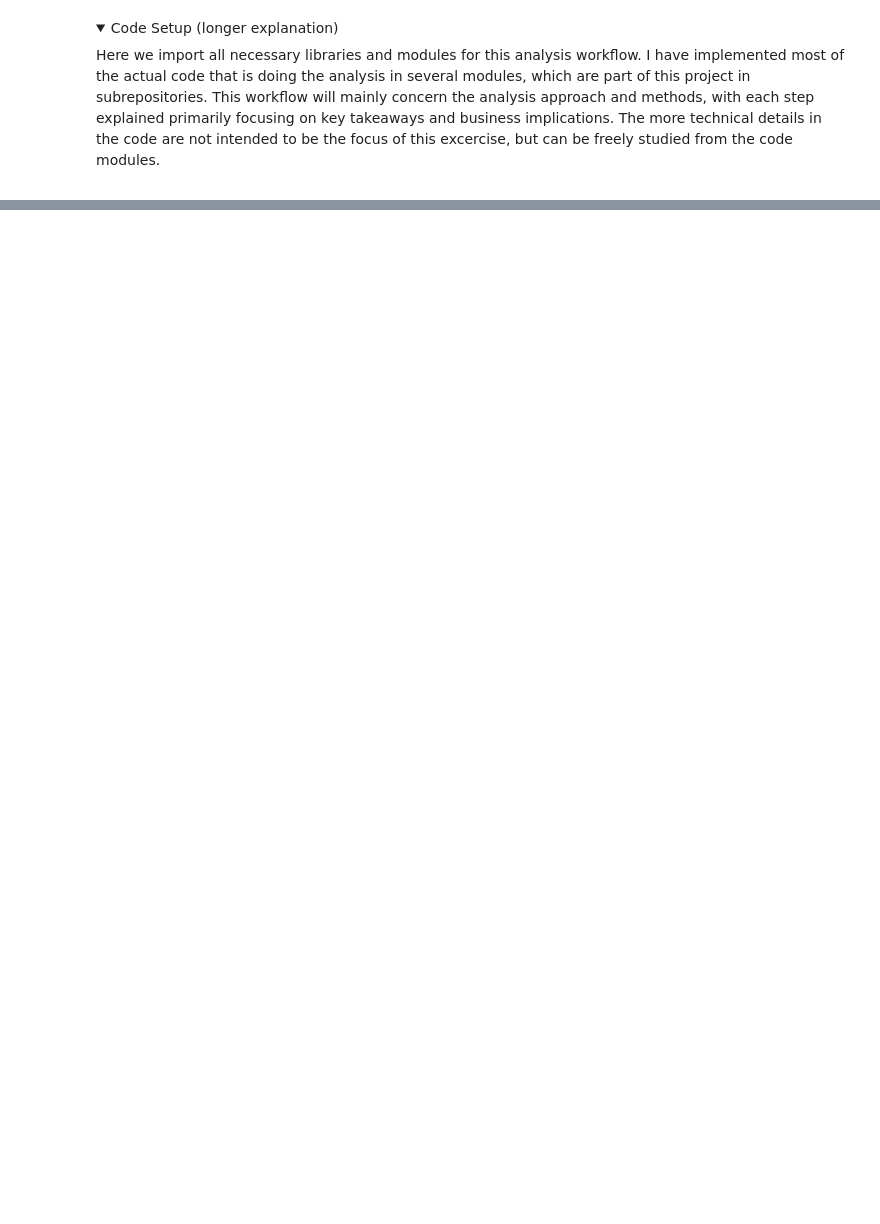
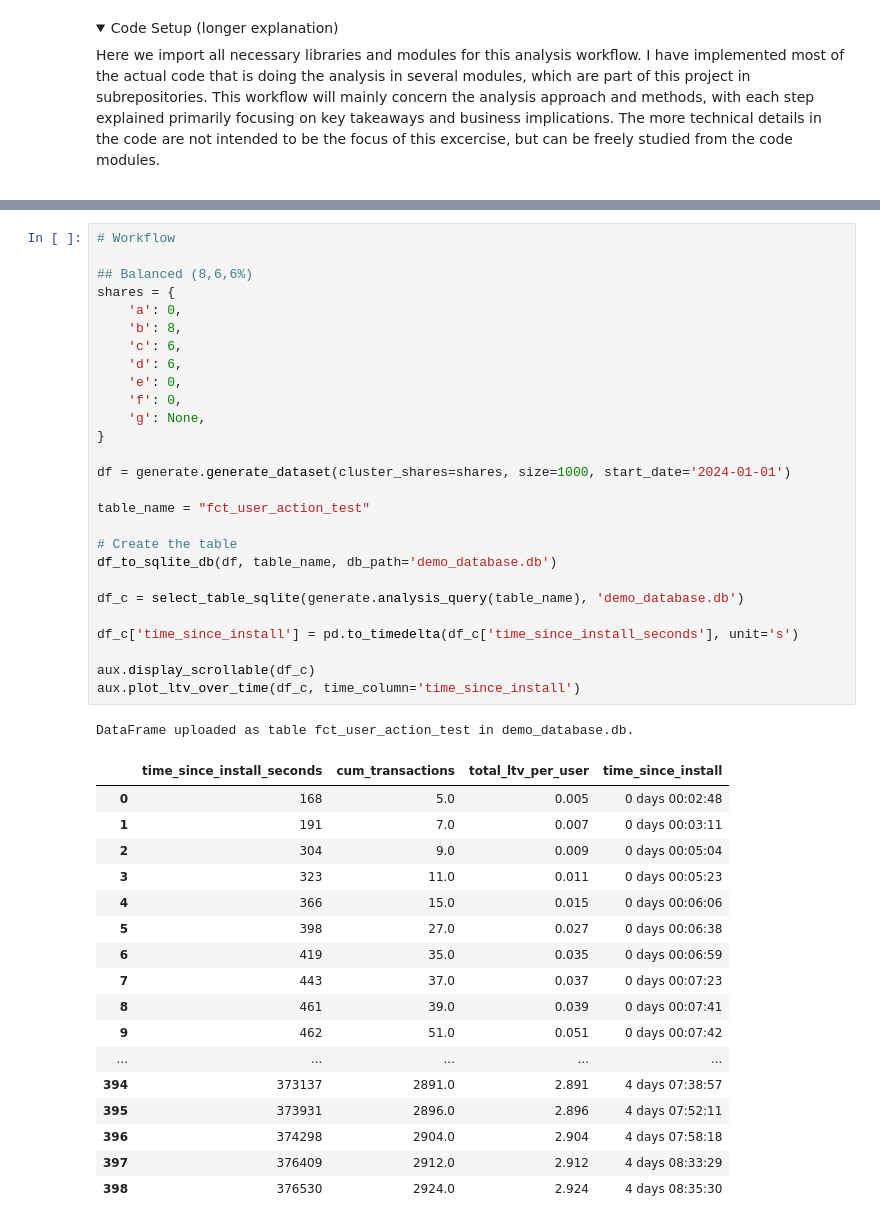
Before and after one commit to pyryjh/Portfolio, a Jupyter notebook: customer_acquisition_analytics/user_acquisition_analysis_workflow.ipynb, the cells around one changed output, grey strips where cells are left out. Cells and saved outputs as stored; diff of their text form; folded sections open; blank space fills up the shorter version.

Commit message:
generate dataset working properly

```diff
--- a/customer_acquisition_analytics/user_acquisition_analysis_workflow.ipynb
+++ b/customer_acquisition_analytics/user_acquisition_analysis_workflow.ipynb
@@ -55,0 +97,46 @@ Here we import all necessary libraries and modules for this analysis workflow. I
+# %%
+# Workflow
+
+## Balanced (8,6,6%)
+shares = {
+    'a': 0,
+    'b': 8,
+    'c': 6,
+    'd': 6,
+    'e': 0,
+    'f': 0,
+    'g': None,
+}
+
+df = generate.generate_dataset(cluster_shares=shares, size=1000, start_date='2024-01-01')
+
+table_name = "fct_user_action_test"
+
+# Create the table
+df_to_sqlite_db(df, table_name, db_path='demo_database.db')
+
+df_c = select_table_sqlite(generate.analysis_query(table_name), 'demo_database.db')
+
+df_c['time_since_install'] = pd.to_timedelta(df_c['time_since_install_seconds'], unit='s')
+
+aux.display_scrollable(df_c)
+aux.plot_ltv_over_time(df_c, time_column='time_since_install')
+# %% [output]
+DataFrame uploaded as table fct_user_action_test in demo_database.db.
+|  | time_since_install_seconds | cum_transactions | total_ltv_per_user | time_since_install |
+| 0 | 168 | 5.0 | 0.005 | 0 days 00:02:48 |
+| 1 | 191 | 7.0 | 0.007 | 0 days 00:03:11 |
+| 2 | 304 | 9.0 | 0.009 | 0 days 00:05:04 |
+| 3 | 323 | 11.0 | 0.011 | 0 days 00:05:23 |
+| 4 | 366 | 15.0 | 0.015 | 0 days 00:06:06 |
+| 5 | 398 | 27.0 | 0.027 | 0 days 00:06:38 |
+| 6 | 419 | 35.0 | 0.035 | 0 days 00:06:59 |
+| 7 | 443 | 37.0 | 0.037 | 0 days 00:07:23 |
+| 8 | 461 | 39.0 | 0.039 | 0 days 00:07:41 |
+| 9 | 462 | 51.0 | 0.051 | 0 days 00:07:42 |
+| ... | ... | ... | ... | ... |
+| 394 | 373137 | 2891.0 | 2.891 | 4 days 07:38:57 |
+| 395 | 373931 | 2896.0 | 2.896 | 4 days 07:52:11 |
+| 396 | 374298 | 2904.0 | 2.904 | 4 days 07:58:18 |
+| 397 | 376409 | 2912.0 | 2.912 | 4 days 08:33:29 |
+| 398 | 376530 | 2924.0 | 2.924 | 4 days 08:35:30 |
```
Also changed, not shown: parts of 4 cells of this notebook, 2 other files.
